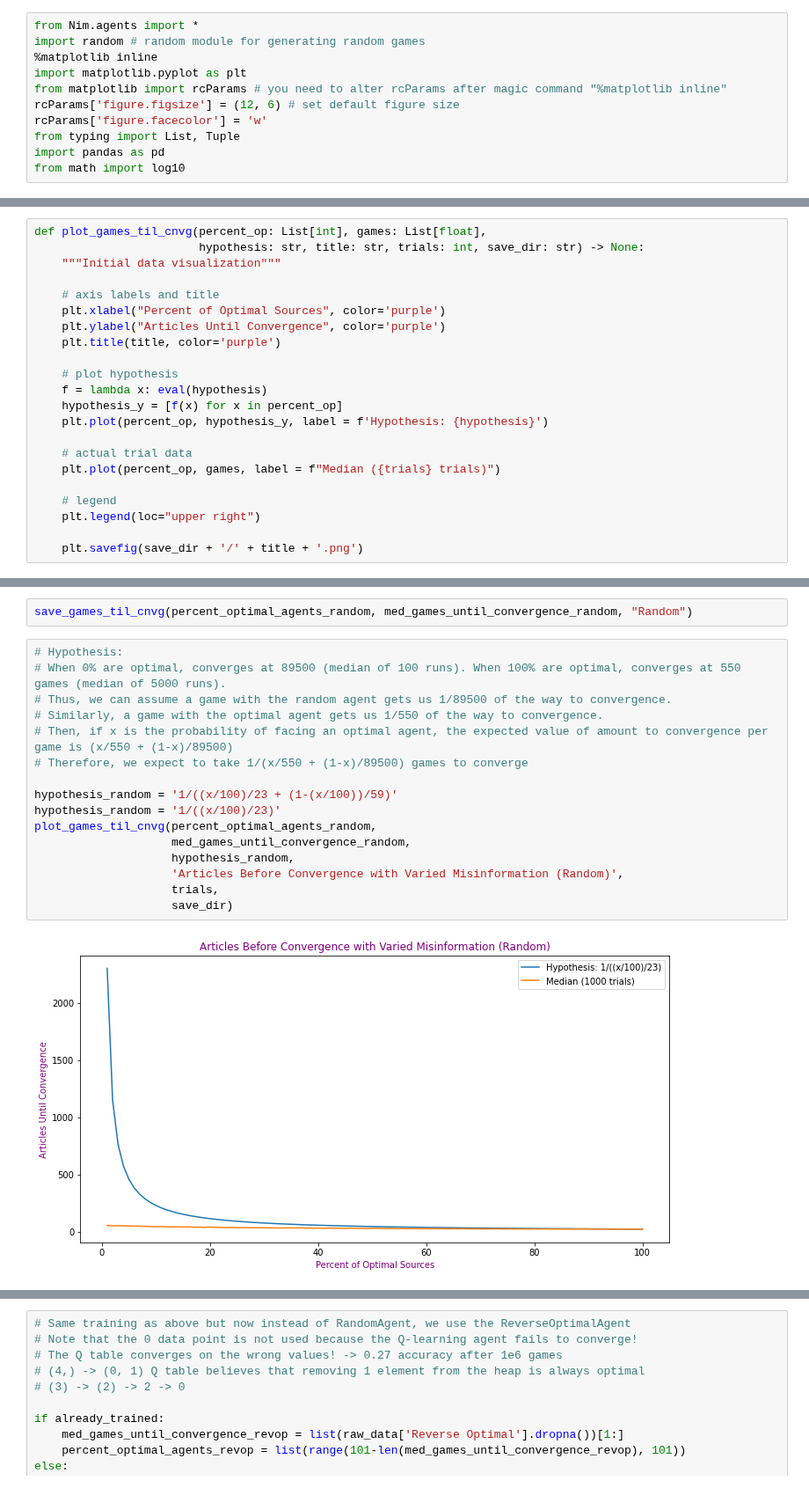
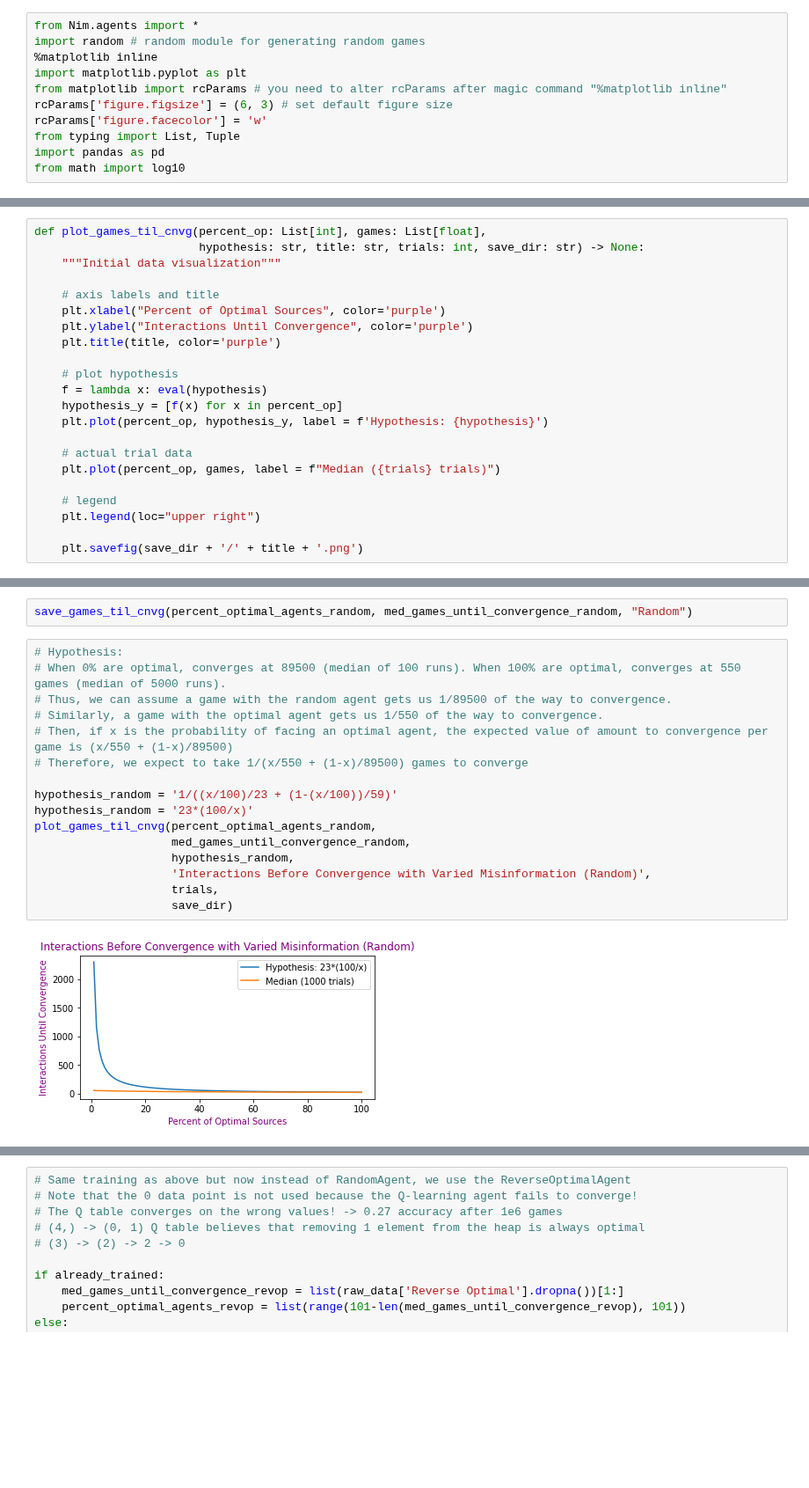
Before and after one commit to Elijah-Huang/Modeling-Misinformation-With-Q-Learning-Nim-and-Multi-Agents, a Jupyter notebook: Modeling Misinformation 1 Heap.ipynb, the cells around one changed output, grey strips where cells are left out. Shown at 88% size. Drawn from its saved outputs; the diff is of its cells as text; blank space fills up the shorter version.

Commit message:
changed names of graph titles/axes

```diff
--- a/Modeling Misinformation 1 Heap.ipynb
+++ b/Modeling Misinformation 1 Heap.ipynb
@@ -4,7 +4,7 @@ import random # random module for generating random games
 %matplotlib inline
 import matplotlib.pyplot as plt
 from matplotlib import rcParams # you need to alter rcParams after magic command "%matplotlib inline"
-rcParams['figure.figsize'] = (12, 6) # set default figure size
+rcParams['figure.figsize'] = (6, 3) # set default figure size
 rcParams['figure.facecolor'] = 'w'
 from typing import List, Tuple
 import pandas as pd
@@ -73,7 +73,7 @@ def plot_games_til_cnvg(percent_op: List[int], games: List[float],
 
     # axis labels and title
     plt.xlabel("Percent of Optimal Sources", color='purple')
-    plt.ylabel("Articles Until Convergence", color='purple')
+    plt.ylabel("Interactions Until Convergence", color='purple')
     plt.title(title, color='purple')
 
     # plot hypothesis
@@ -128,21 +128,21 @@ save_games_til_cnvg(percent_optimal_agents_random, med_games_until_convergence_r
 # %%
 # Hypothesis:
 # When 0% are optimal, converges at 89500 (median of 100 runs). When 100% are optimal, converges at 550 games (median of 5000 runs).
 # Thus, we can assume a game with the random agent gets us 1/89500 of the way to convergence.
 # Similarly, a game with the optimal agent gets us 1/550 of the way to convergence.
 # Then, if x is the probability of facing an optimal agent, the expected value of amount to convergence per game is (x/550 + (1-x)/89500)
 # Therefore, we expect to take 1/(x/550 + (1-x)/89500) games to converge
 
 hypothesis_random = '1/((x/100)/23 + (1-(x/100))/59)'
-hypothesis_random = '1/((x/100)/23)'
+hypothesis_random = '23*(100/x)'
 plot_games_til_cnvg(percent_optimal_agents_random,
                     med_games_until_convergence_random,
                     hypothesis_random,
-                    'Articles Before Convergence with Varied Misinformation (Random)',
+                    'Interactions Before Convergence with Varied Misinformation (Random)',
                     trials,
                     save_dir)
 # %% [output]
-[figure, old version]
+[figure, new version]
 # %%
 fraction_actual_games_random = plot_games_til_cnvg_ratio(percent_optimal_agents_random,
                                                          med_games_until_convergence_random,
```
Also changed, not shown: parts of 9 cells of this notebook, 52 other files.
